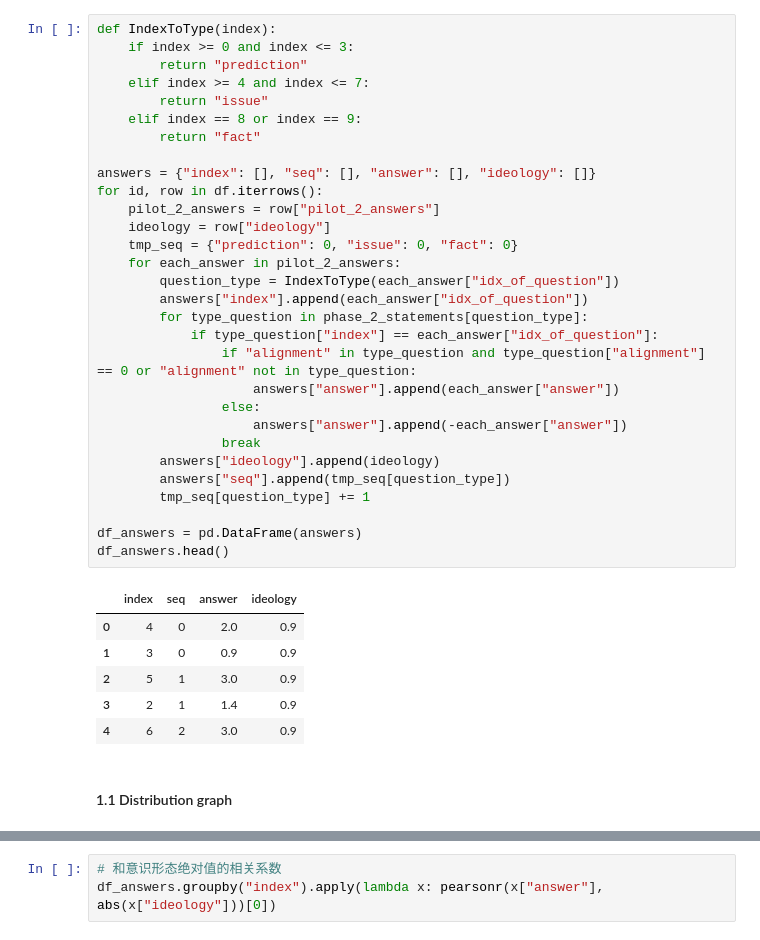
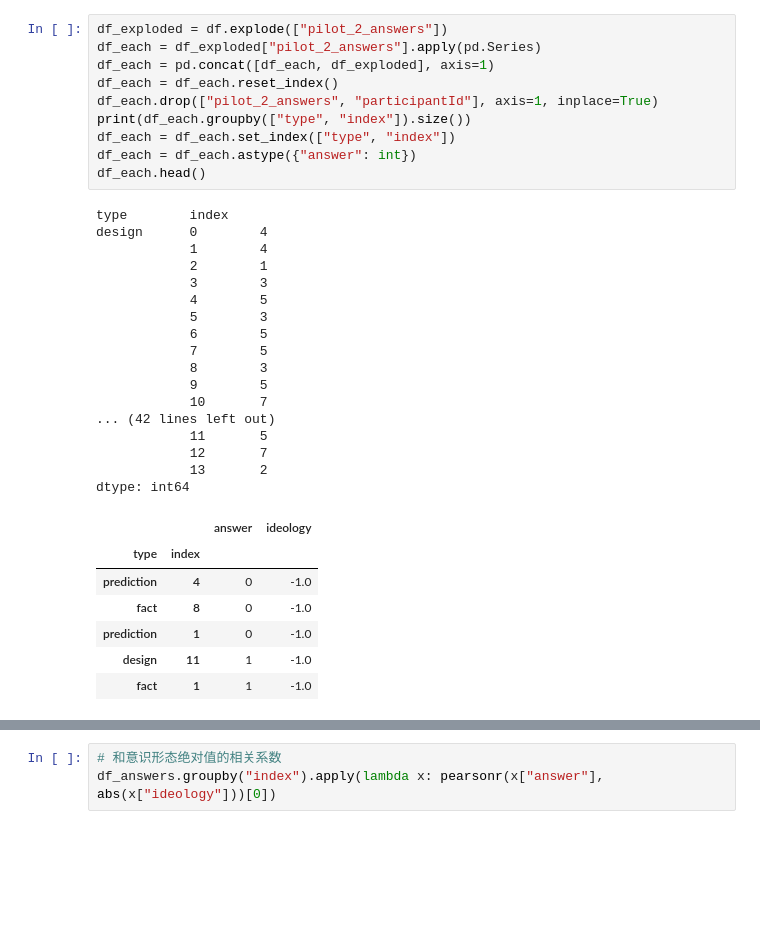
Before and after one commit to yindeqiang/Online-Politicization-Experiment-Website, a Jupyter notebook: data_analysis/pilot_2.ipynb, the cells around one changed output, grey strips where cells are left out. Cells and saved outputs as stored; diff of their text form; blank space fills up the shorter version.

```diff
--- a/data_analysis/pilot_2.ipynb
+++ b/data_analysis/pilot_2.ipynb
@@ -105,41 +110,37 @@ rmse of ideology: 0.6811566332161487
-# %%
-def IndexToType(index):
-    if index >= 0 and index <= 3:
-        return "prediction"
-    elif index >= 4 and index <= 7:
-        return "issue"
-    elif index == 8 or index == 9:
-        return "fact"
-
-answers = {"index": [], "seq": [], "answer": [], "ideology": []}
-for id, row in df.iterrows():
-    pilot_2_answers = row["pilot_2_answers"]
-    ideology = row["ideology"]
-    tmp_seq = {"prediction": 0, "issue": 0, "fact": 0}
-    for each_answer in pilot_2_answers:
-        question_type = IndexToType(each_answer["idx_of_question"])
-        answers["index"].append(each_answer["idx_of_question"])
-        for type_question in phase_2_statements[question_type]:
-            if type_question["index"] == each_answer["idx_of_question"]:
-                if "alignment" in type_question and type_question["alignment"] == 0 or "alignment" not in type_question:
-                    answers["answer"].append(each_answer["answer"])
-                else:
-                    answers["answer"].append(-each_answer["answer"])
-                break
-        answers["ideology"].append(ideology)
-        answers["seq"].append(tmp_seq[question_type])
-        tmp_seq[question_type] += 1
-
-df_answers = pd.DataFrame(answers)
-df_answers.head()
-# %% [output]
-|  | index | seq | answer | ideology |
-| 0 | 4 | 0 | 2.0 | 0.9 |
-| 1 | 3 | 0 | 0.9 | 0.9 |
-| 2 | 5 | 1 | 3.0 | 0.9 |
-| 3 | 2 | 1 | 1.4 | 0.9 |
-| 4 | 6 | 2 | 3.0 | 0.9 |
-# %% [markdown]
-#### 1.1 Distribution graph
+# %%
+df_exploded = df.explode(["pilot_2_answers"])
+df_each = df_exploded["pilot_2_answers"].apply(pd.Series)
+df_each = pd.concat([df_each, df_exploded], axis=1)
+df_each = df_each.reset_index()
+df_each.drop(["pilot_2_answers", "participantId"], axis=1, inplace=True)
+print(df_each.groupby(["type", "index"]).size())
+df_each = df_each.set_index(["type", "index"])
+df_each = df_each.astype({"answer": int})
+df_each.head()
+# %% [output]
+type        index
+design      0        4
+            1        4
+            2        1
+            3        3
+            4        5
+            5        3
+            6        5
+            7        5
+            8        3
+            9        5
+            10       7
+... (42 lines left out)
+            11       5
+            12       7
+            13       2
+dtype: int64
+|  |  | answer | ideology |
+| type | index |  |  |
+| prediction | 4 | 0 | -1.0 |
+| fact | 8 | 0 | -1.0 |
+| prediction | 1 | 0 | -1.0 |
+| design | 11 | 1 | -1.0 |
+| fact | 1 | 1 | -1.0 |
 # %%
 import textwrap
```
Also changed, not shown: parts of 19 cells of this notebook, 2 other files.
